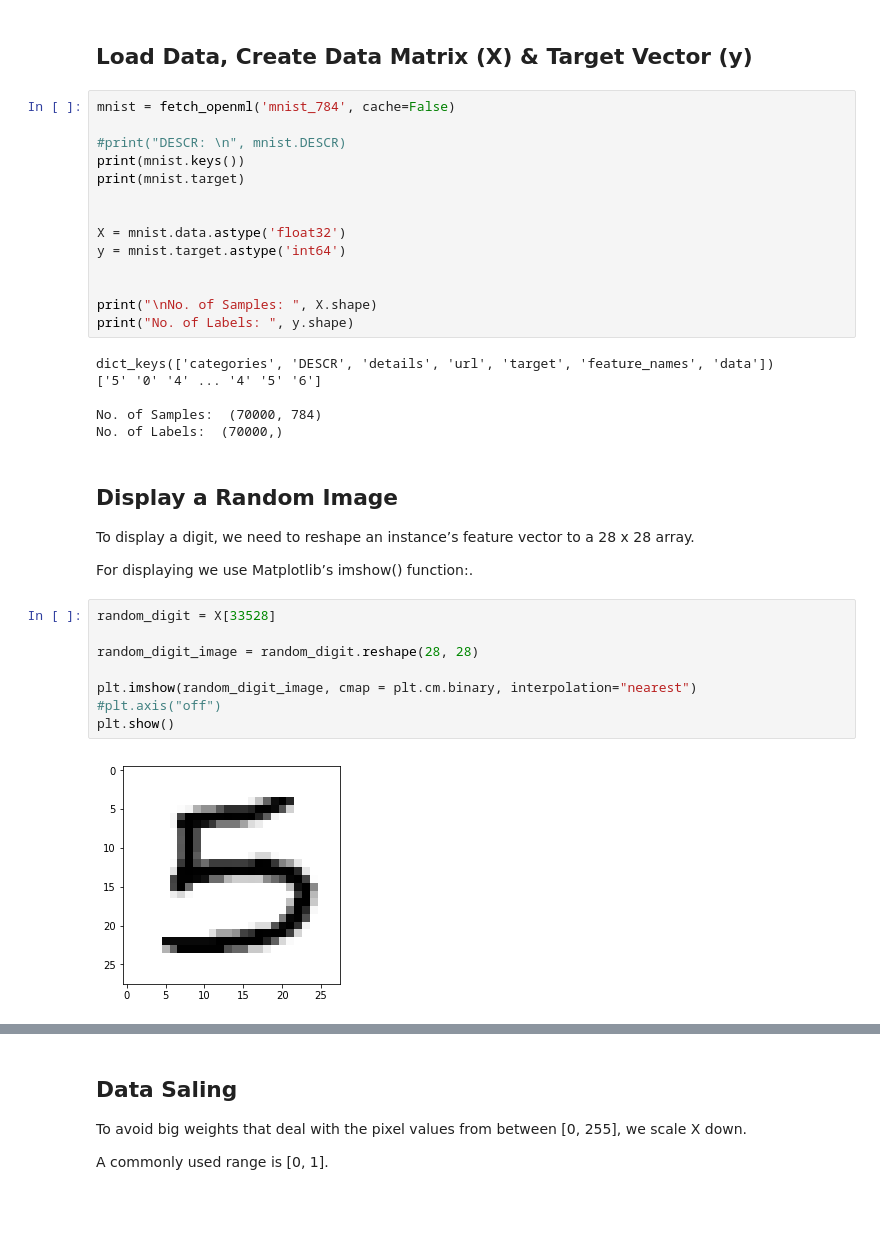
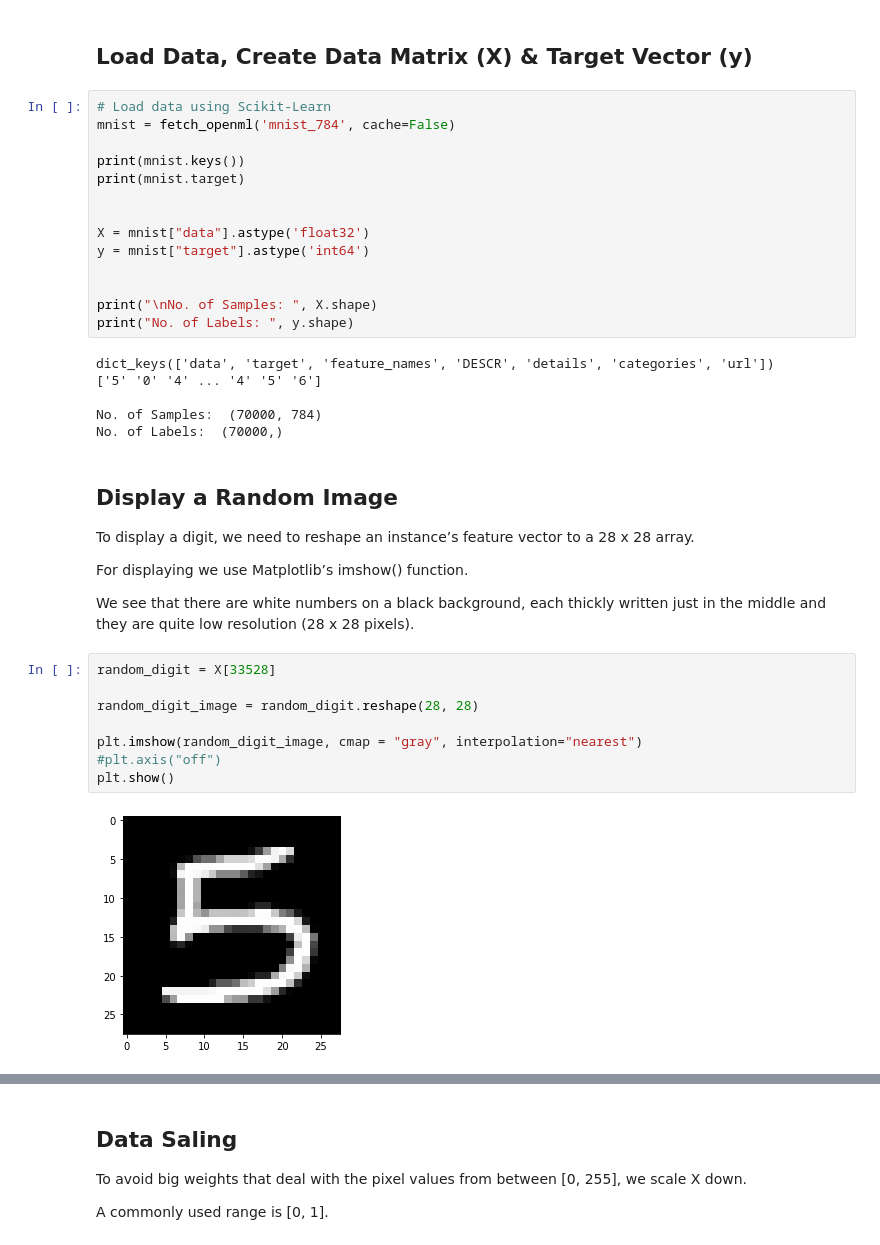
Before and after one commit to rhasanbd/Naive-Bayes-Classifier-Benefit-Bane, a Jupyter notebook: Naive Bayes Classifier-Benefit-Bane.ipynb, the cells around one changed output, grey strips where cells are left out. Drawn from its saved outputs; the diff is of its cells as text; blank space fills up the shorter version.

```diff
--- a/Naive Bayes Classifier-Benefit-Bane.ipynb
+++ b/Naive Bayes Classifier-Benefit-Bane.ipynb
@@ -72,21 +89,21 @@ from sklearn.metrics import confusion_matrix, precision_score, recall_score, f1_
 # %% [markdown]
 ## Load Data, Create Data Matrix (X) & Target Vector (y)
 # %%
+# Load data using Scikit-Learn
 mnist = fetch_openml('mnist_784', cache=False)
 
-#print("DESCR: \n", mnist.DESCR)
 print(mnist.keys())
 print(mnist.target)
 
 
-X = mnist.data.astype('float32')
-y = mnist.target.astype('int64')
+X = mnist["data"].astype('float32')
+y = mnist["target"].astype('int64')
 
 
 print("\nNo. of Samples: ", X.shape)
 print("No. of Labels: ", y.shape)
 # %% [output]
-dict_keys(['categories', 'DESCR', 'details', 'url', 'target', 'feature_names', 'data'])
+dict_keys(['data', 'target', 'feature_names', 'DESCR', 'details', 'categories', 'url'])
 ['5' '0' '4' ... '4' '5' '6']
 
 No. of Samples:  (70000, 784)
@@ -96,14 +113,16 @@ No. of Labels:  (70000,)
 
 To display a digit, we need to reshape an instance’s feature vector to a 28 x 28 array.
 
-For displaying we use Matplotlib’s imshow() function:.
+For displaying we use Matplotlib’s imshow() function.
+
+We see that there are white numbers on a black background, each thickly written just in the middle and they are quite low resolution (28 x 28 pixels).
 # %%
 random_digit = X[33528]
 
 random_digit_image = random_digit.reshape(28, 28)
 
-plt.imshow(random_digit_image, cmap = plt.cm.binary, interpolation="nearest")
+plt.imshow(random_digit_image, cmap = "gray", interpolation="nearest")
 #plt.axis("off")
 plt.show()
 # %% [output]
-[figure, old version]
+[figure, new version]
```
Also changed, not shown: parts of 14 cells of this notebook.
